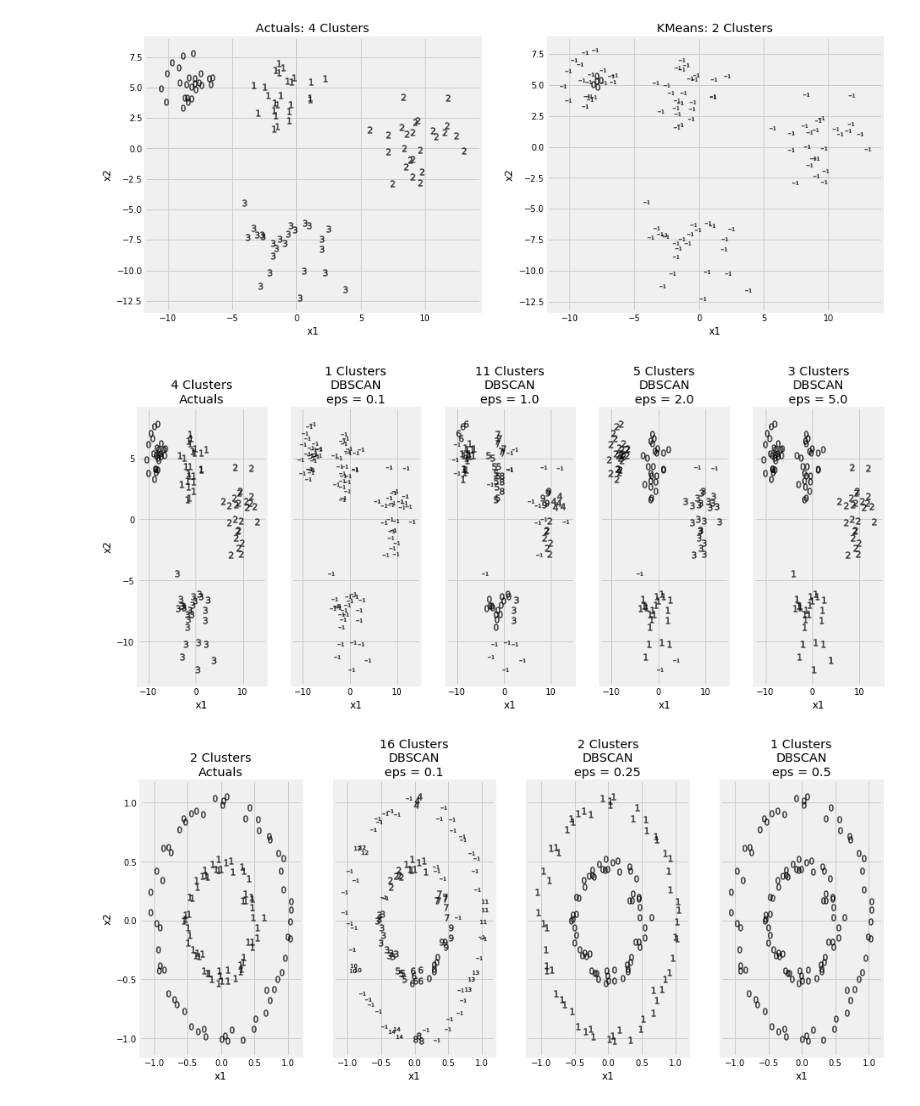
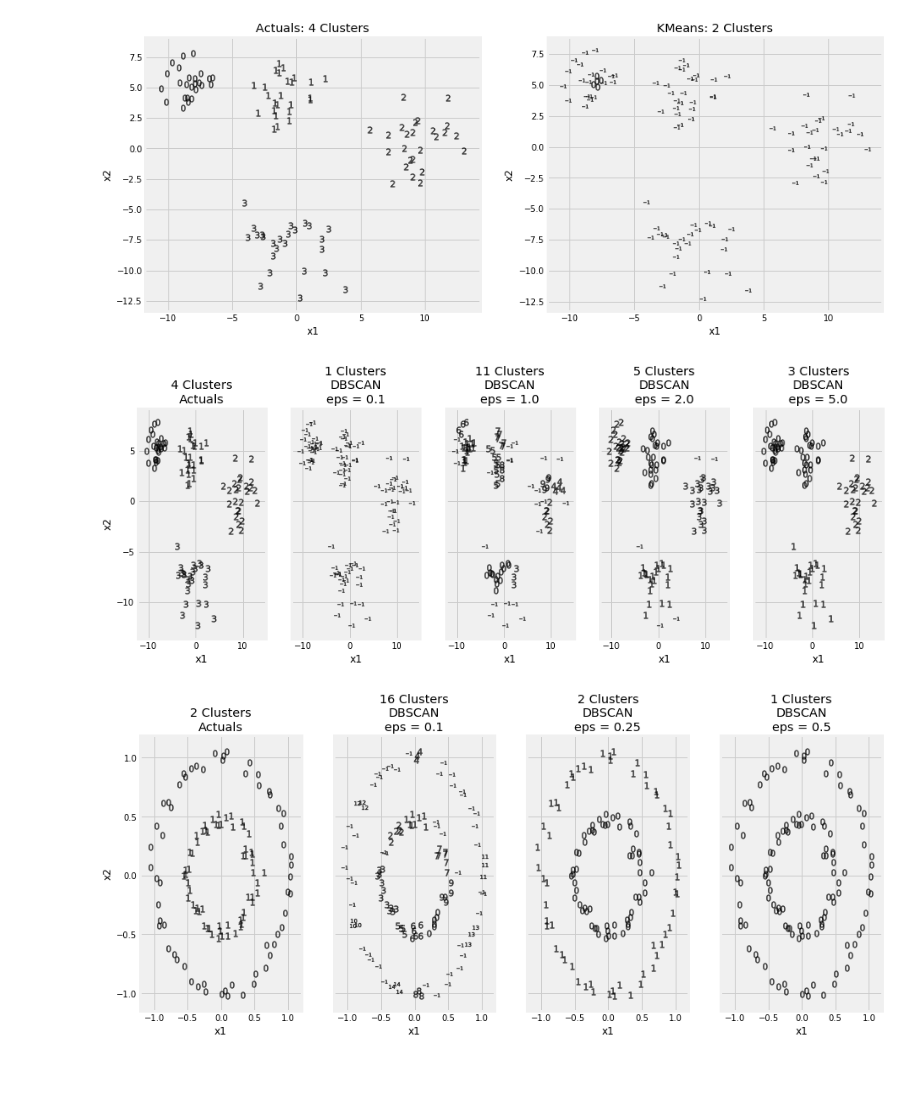
Before and after one commit to PacktPublishing/Hands-On-Machine-Learning-with-scikit-learn-and-Scientific-Python-Toolkits, a Jupyter notebook: chapters/ch11/Clustering.ipynb, the cells around one changed output. Drawn from its saved outputs; the diff is of its cells as text; code cells hidden in the pictures; blank space fills up the shorter version.

```diff
--- a/chapters/ch11/Clustering.ipynb
+++ b/chapters/ch11/Clustering.ipynb
@@ -377,19 +397,12 @@ for i, linkage in enumerate(linkage_options, 1):
 # %%
 from sklearn.datasets import make_circles
 
-x, y = make_circles(n_samples=120, factor=.5, noise=.05, random_state=7)
-
-df_circles = pd.DataFrame(
-    {
-        'x1': x[:,0],
-        'x2': x[:,1],
-        'y': y
-    }
-)
+x, y = make_circles(n_samples=150, factor=0.5, noise=0.05, random_state=7)
+df_circles = pd.DataFrame({'x1': x[:,0], 'x2': x[:,1], 'y': y})
 # %%
 from sklearn.cluster import AgglomerativeClustering
 
-linkage_options = ['ward', 'average', 'single']
+linkage_options = ['complete', 'single']
 
 fig, axs = plt.subplots(1, len(linkage_options) + 1, figsize=(14, 6), sharex=True, sharey=True)
 
@@ -401,7 +414,7 @@ axs[0].set_title(f'{axs[0].get_title()}\nActuals')
 for i, linkage in enumerate(linkage_options, 1):
 
     y_pred = AgglomerativeClustering(
-        n_clusters=2, linkage=linkage
+        n_clusters=2, affinity='manhattan', linkage=linkage
     ).fit_predict(x)
 
     plot_2d_clusters(x, y_pred, axs[i])
@@ -411,0 +425,26 @@ for i, linkage in enumerate(linkage_options, 1):
+# %%
+from sklearn.datasets import make_circles
+
+x, y = make_circles(n_samples=150, factor=0.5, noise=0.08, random_state=7)
+df_circles = pd.DataFrame({'x1': x[:,0], 'x2': x[:,1], 'y': y})
+# %%
+from sklearn.cluster import AgglomerativeClustering
+
+linkage_options = ['complete', 'single']
+
+fig, axs = plt.subplots(1, len(linkage_options) + 1, figsize=(14, 6), sharex=True, sharey=True)
+
+x, y = df_circles[['x1', 'x2']], df_circles['y']
+
+plot_2d_clusters(x, y, axs[0])
+axs[0].set_title(f'{axs[0].get_title()}\nActuals')
+
+for i, linkage in enumerate(linkage_options, 1):
+
+    y_pred = AgglomerativeClustering(
+        n_clusters=2, affinity='manhattan', linkage=linkage
+    ).fit_predict(x)
+
+    plot_2d_clusters(x, y_pred, axs[i])
+
+    axs[i].set_title(f'{axs[i].get_title()}\nAgglomerativeClustering\nLinkage= {linkage}')
@@ -457,26 +498,26 @@ print('')
 # %%
 from sklearn.cluster import DBSCAN
 
 eps_options = [0.1, 1.0, 2.0, 5.0]
 
-fig, axs = plt.subplots(1, len(eps_options) + 1, figsize=(14, 6), sharex=True, sharey=True)
+fig, axs = plt.subplots(1, len(eps_options) + 1, figsize=(14, 5), sharex=True, sharey=True)
 
 x, y = df_blobs[['x1', 'x2']], df_blobs['y']
 
 plot_2d_clusters(x, y, axs[0])
 axs[0].set_title(f'{axs[0].get_title()}\nActuals')
 
 for i, eps in enumerate(eps_options, 1):
 
     y_pred = DBSCAN(
         eps=eps, min_samples=3, metric='euclidean', n_jobs=-1
     ).fit_predict(x)
 
     plot_2d_clusters(x, y_pred, axs[i])
 
     axs[i].set_title(f'{axs[i].get_title()}\nDBSCAN\neps = {eps}')
 # %% [output]
-[figure, old version]
+[figure, new version]
 # %%
 from sklearn.cluster import DBSCAN
 
```
Also changed, not shown: parts of 10 cells of this notebook, 1 other file.
